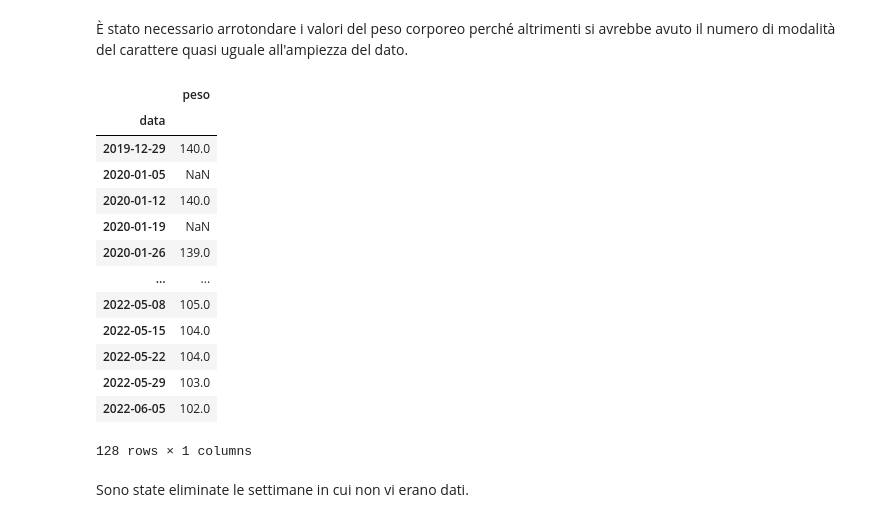
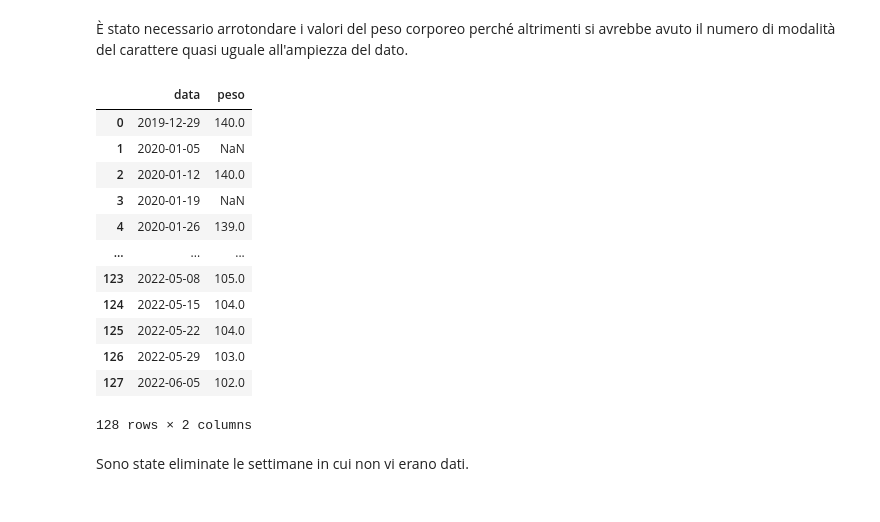
Before and after one commit to OB-UNISA/Statistica, a Jupyter notebook: statistica.ipynb, the cells around one changed output. Drawn from its saved outputs; the diff is of its cells as text; code cells hidden in the pictures.

```diff
--- a/statistica.ipynb
+++ b/statistica.ipynb
@@ -54,31 +54,31 @@ from math import sqrt
 # %%
 with open('peso.csv', 'r') as csvfile:
     reader = csv.reader(csvfile, delimiter=',')
     peso = []
     reader.__next__()
     reader.__next__()
     for row in reader:
         peso.append([row[6], float(row[4])])
 
 df_peso = pd.DataFrame(peso, columns=['data', 'peso'])
 df_peso['data'] = pd.to_datetime(df_peso['data'])
 df_peso = df_peso.groupby(pd.Grouper(key='data', freq='W')).mean().round(0)
+df_peso = df_peso.reset_index()
 df_peso
 # %% [output]
-|  | peso |
-| data |  |
-| 2019-12-29 | 140.0 |
-| 2020-01-05 | NaN |
-| 2020-01-12 | 140.0 |
-| 2020-01-19 | NaN |
-| 2020-01-26 | 139.0 |
-| ... | ... |
-| 2022-05-08 | 105.0 |
-| 2022-05-15 | 104.0 |
-| 2022-05-22 | 104.0 |
-| 2022-05-29 | 103.0 |
-| 2022-06-05 | 102.0 |
+|  | data | peso |
+| 0 | 2019-12-29 | 140.0 |
+| 1 | 2020-01-05 | NaN |
+| 2 | 2020-01-12 | 140.0 |
+| 3 | 2020-01-19 | NaN |
+| 4 | 2020-01-26 | 139.0 |
+| ... | ... | ... |
+| 123 | 2022-05-08 | 105.0 |
+| 124 | 2022-05-15 | 104.0 |
+| 125 | 2022-05-22 | 104.0 |
+| 126 | 2022-05-29 | 103.0 |
+| 127 | 2022-06-05 | 102.0 |
-128 rows × 1 columns
+128 rows × 2 columns
 # %% [markdown]
 Sono state eliminate le settimane in cui non vi erano dati.
 # %%
```
Also changed, not shown: parts of 21 cells of this notebook, 1 other file.
